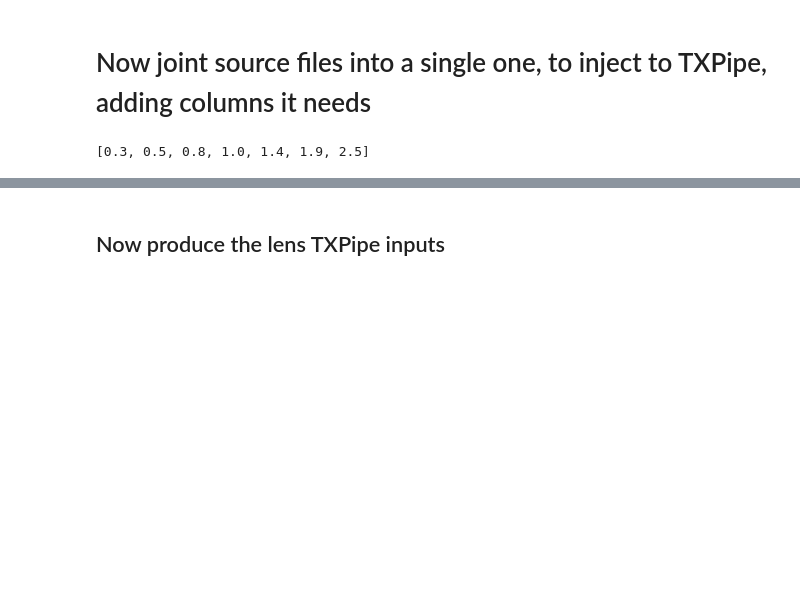
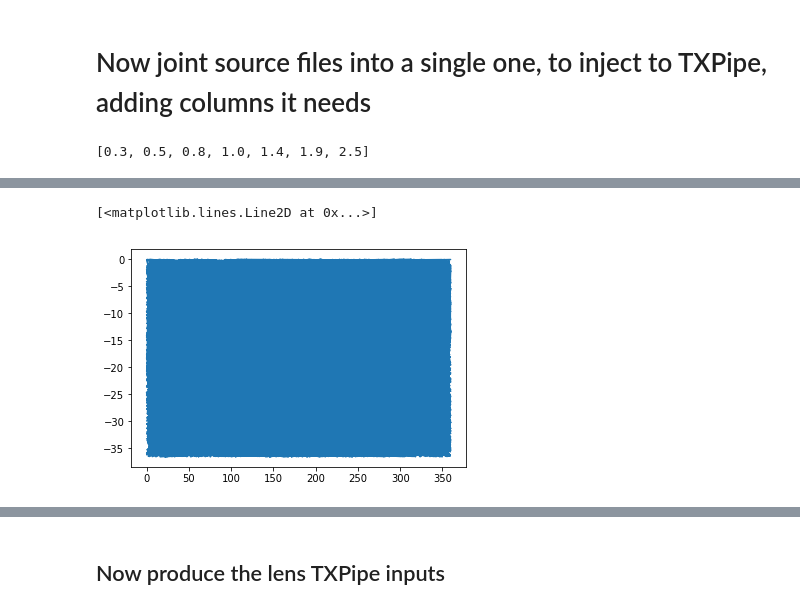
Before and after one commit to LSSTDESC/txpipe-cosmodc2, a Jupyter notebook: notebooks/MaskAreaGaussianSims_and_FakeTXPipeInput.ipynb, the cells around one changed output, grey strips where cells are left out. Drawn from its saved outputs; the diff is of its cells as text; code cells hidden in the pictures; blank space fills up the shorter version.

```diff
--- a/notebooks/MaskAreaGaussianSims_and_FakeTXPipeInput.ipynb
+++ b/notebooks/MaskAreaGaussianSims_and_FakeTXPipeInput.ipynb
@@ -113,4 +328,13 @@ np.save(filepath_save, (ras,decs,g1s,g2s,zs,m_u,m_g, m_r, m_i, m_z, m_y, etrue1,
 # %%
-cat_all = np.load(filepath_save + '.npy')
-
-nobj = len(cat_all[0])
+ra,dec,g1,g2,z,m_u,m_g, m_r, m_i, m_z, m_y, etrue1, etrue2, size, galaxy_id = np.load('/global/projecta/projectdirs/lsst/groups/WL/users/jprat/gaussian_sims_srdnzs_fullsky/012922/area12300/shearcat_shearalm_allbins_ra_dec_g1_g2_and_fakecols_withshapenoise_areacut.npy')
+# %%
+r_u = np.random.uniform(low=0.0, high=1.0, size=len(ra))
+# %%
+mask_d = r_u<0.0001
+ra_d = ra[mask_d]
+dec_d = dec[mask_d]
+# %%
+plt.plot(ra_d, dec_d)
+# %% [output]
+[<matplotlib.lines.Line2D at 0x...>]
+[figure, added]
```
Also changed, not shown: parts of 81 cells of this notebook, 4 other files.
